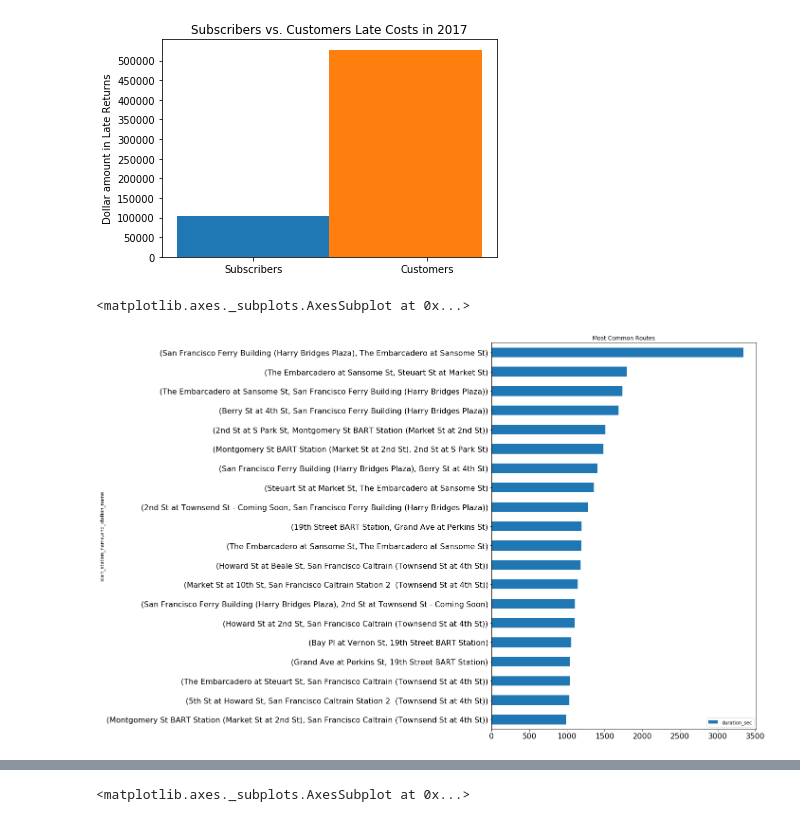
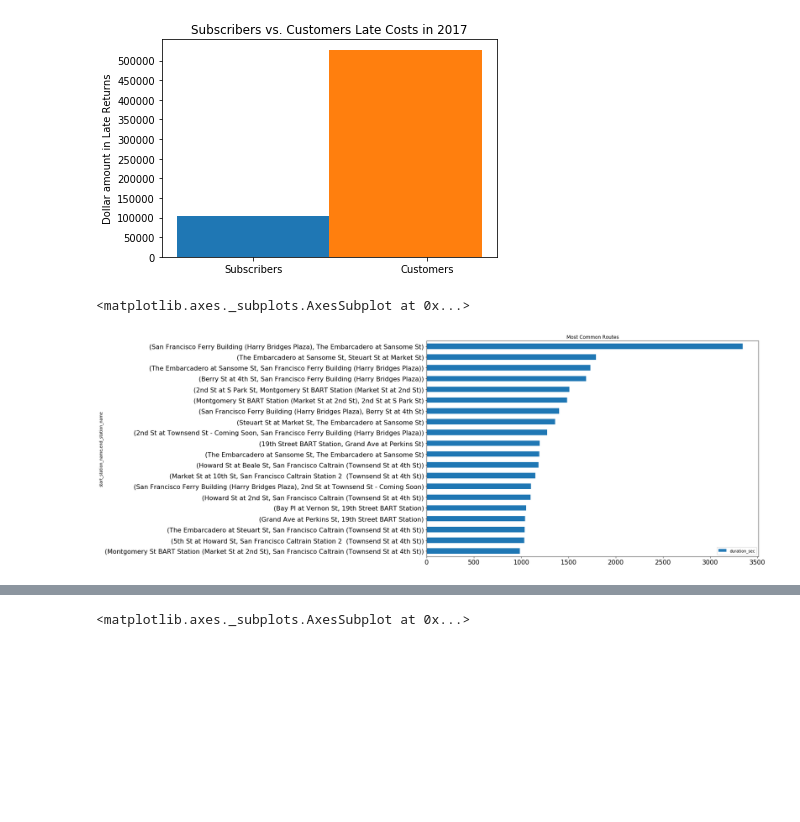
Before and after one commit to jarango-math/fordgo_bike_project, a Jupyter notebook: fundamental_capstone_project.ipynb, the cells around one changed output, grey strips where cells are left out. Cells and saved outputs as stored; diff of their text form; code cells hidden in the pictures; blank space fills up the shorter version.

```diff
--- a/fundamental_capstone_project.ipynb
+++ b/fundamental_capstone_project.ipynb
@@ -112,10 +112,10 @@ plt.show()
 df_route=df[['start_station_name','end_station_name','duration_sec']].groupby(['start_station_name','end_station_name']).count().sort_values('duration_sec', ascending=False)
 route_20=df_route.reset_index().head(20)
 # %%
-df_route.head(20).sort_values('duration_sec',ascending=True).plot(title='Most Common Routes',kind='barh',figsize=(10,15),fontsize=16,sort_columns=True)
+df_route.head(20).sort_values('duration_sec',ascending=True).plot(title='Most Common Routes',kind='barh',figsize=(15,10),fontsize=16,sort_columns=True)
 # %% [output]
 <matplotlib.axes._subplots.AxesSubplot at 0x...>
-[figure, old version]
+[figure, new version]
 # %%
 
 df_route_distance = df[['start_station_latitude','start_station_longitude','end_station_latitude','end_station_longitude','duration_sec']].groupby(['start_station_latitude','start_station_longitude','end_station_latitude','end_station_longitude']).count().sort_values('duration_sec', ascending=False)
```
Also changed, not shown: parts of 6 cells of this notebook.
